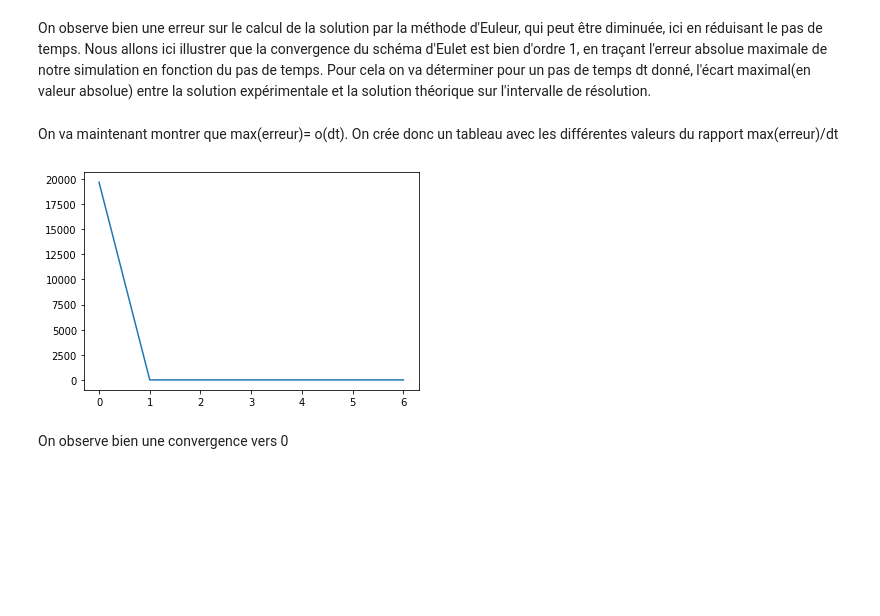
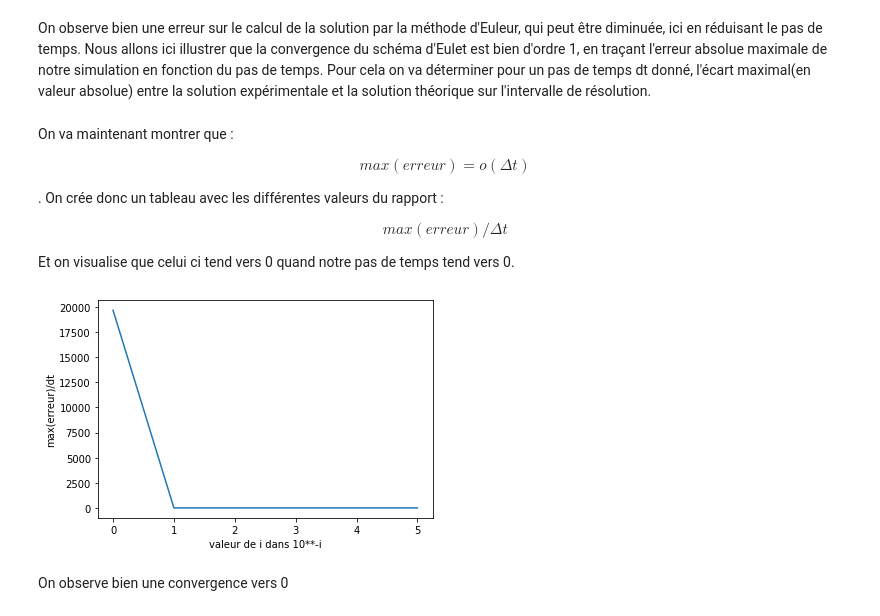
Before and after one commit to mpapet/choix_pas_de_temps, a Jupyter notebook: pnum2.ipynb, the cells around one changed output. Cells and saved outputs as stored; diff of their text form; code cells hidden in the pictures; blank space fills up the shorter version.

```diff
--- a/pnum2.ipynb
+++ b/pnum2.ipynb
@@ -61,23 +59,23 @@ def max(tab) :
 # on crée ensuite un tableau qui répertorie les valeurs de cet écart maximal pour plusieurs dt
 
 res = []
-for n in range(7) : # on choisit 6 valeurs de dt différentes
+for n in range(6) : # on choisit 6 valeurs de dt différentes
     deltat = 10**-n
     temps, resexp = solve_euler_explicit(f,1, deltat)
     restheo = [g(i) for i in temps]
     erreur = np.array(restheo)-np.array(resexp) # tableau donnant les écarts pour un dt fixé
     res.append(max(erreur)) #on ajoute donc le maximum en valeur absolue à res
 # %% [markdown]
-On va maintenant montrer que max(erreur)= o(dt).
-On crée donc un tableau avec les différentes valeurs du rapport max(erreur)/dt
+On va maintenant montrer que : \begin{align} max(erreur)= o(\Delta t) \end{align}.
+On crée donc un tableau avec les différentes valeurs du rapport : \begin{align} max(erreur)/\Delta t \end{align} Et on visualise que celui ci tend vers 0 quand notre pas de temps tend vers 0.
 # %%
-a_tracer = [res[i]/10**-i for i in range(7)]
-plt.plot([0, 1, 2, 3, 4, 5, 6], a_tracer)
-xlabel("valeur de i dans 10**-i")
-ylabel("max(erreur)/dt")
+a_tracer = [res[i]/10**-i for i in range(6)  ]
+plt.plot([0, 1, 2, 3, 4, 5] , a_tracer)
+plt.xlabel("valeur de i dans 10**-i")
+plt.ylabel("max(erreur)/dt")
 plt.show()
 # %% [output]
-[figure, old version]
+[figure, new version]
 # %% [markdown]
 On observe bien une convergence vers 0
 # %% [markdown]
```
Also changed, not shown: parts of 14 cells of this notebook.
